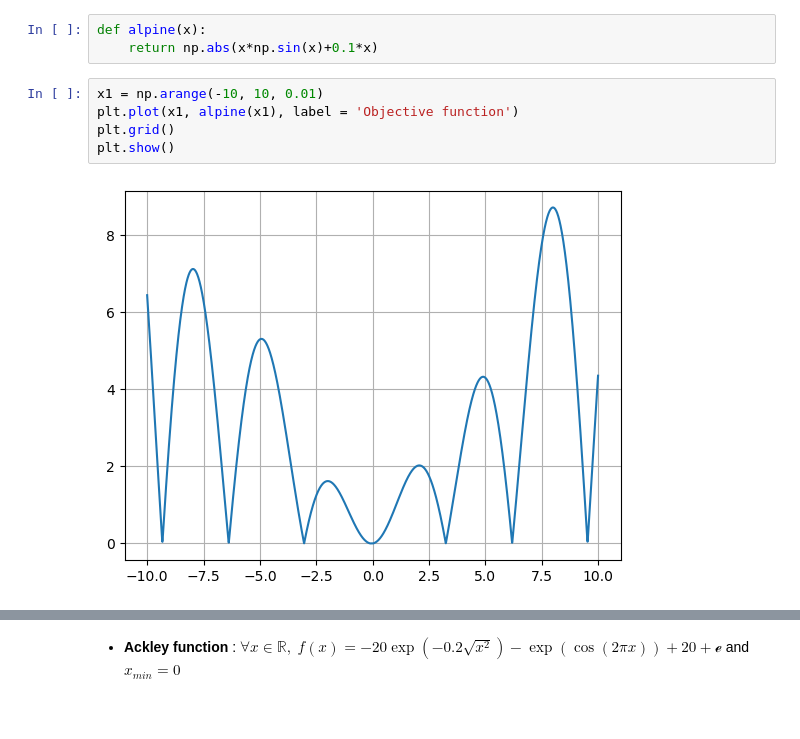
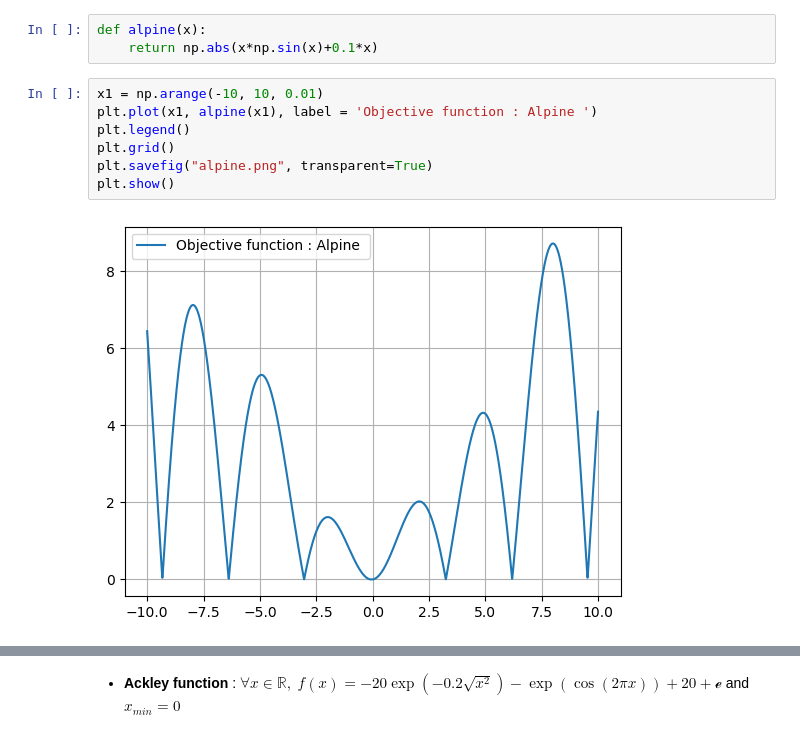
Before and after one commit to MohamedKeteb/optimization_pso_cbo, a Jupyter notebook: 1d_pso.ipynb, the cells around one changed output, grey strips where cells are left out. Cells and saved outputs as stored; diff of their text form.

```diff
--- a/1d_pso.ipynb
+++ b/1d_pso.ipynb
@@ -147,11 +154,13 @@ def alpine(x):
     return np.abs(x*np.sin(x)+0.1*x)
 # %%
 x1 = np.arange(-10, 10, 0.01)
-plt.plot(x1, alpine(x1), label = 'Objective function')
+plt.plot(x1, alpine(x1), label = 'Objective function : Alpine ')
+plt.legend()
 plt.grid()
+plt.savefig("alpine.png", transparent=True)
 plt.show()
 # %% [output]
-[figure, old version]
+[figure, new version]
 # %%
 function = alpine
 visualize_pso(N, T, c1, c2, w, k, x_inf, x_sup, function)
```
Also changed, not shown: parts of 19 cells of this notebook, 5 other files.
